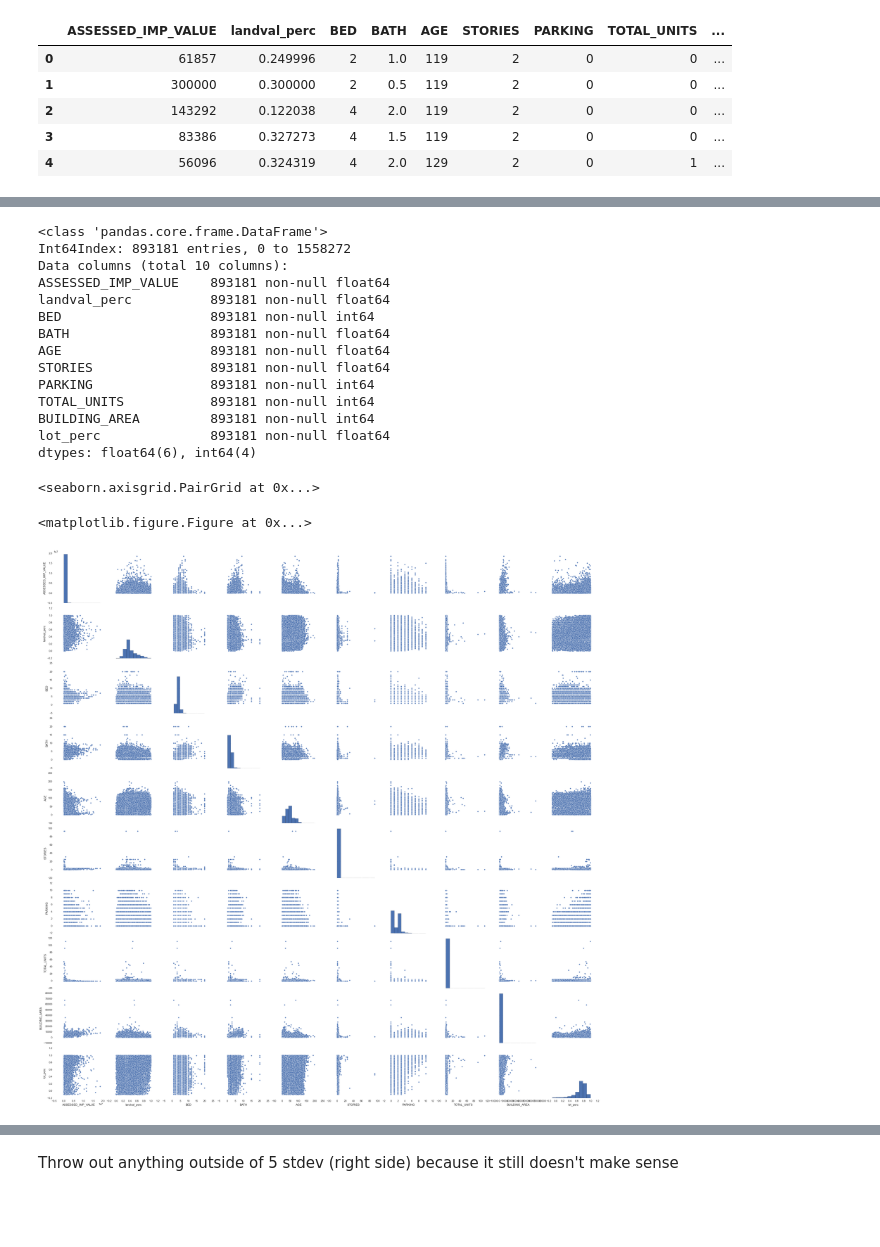
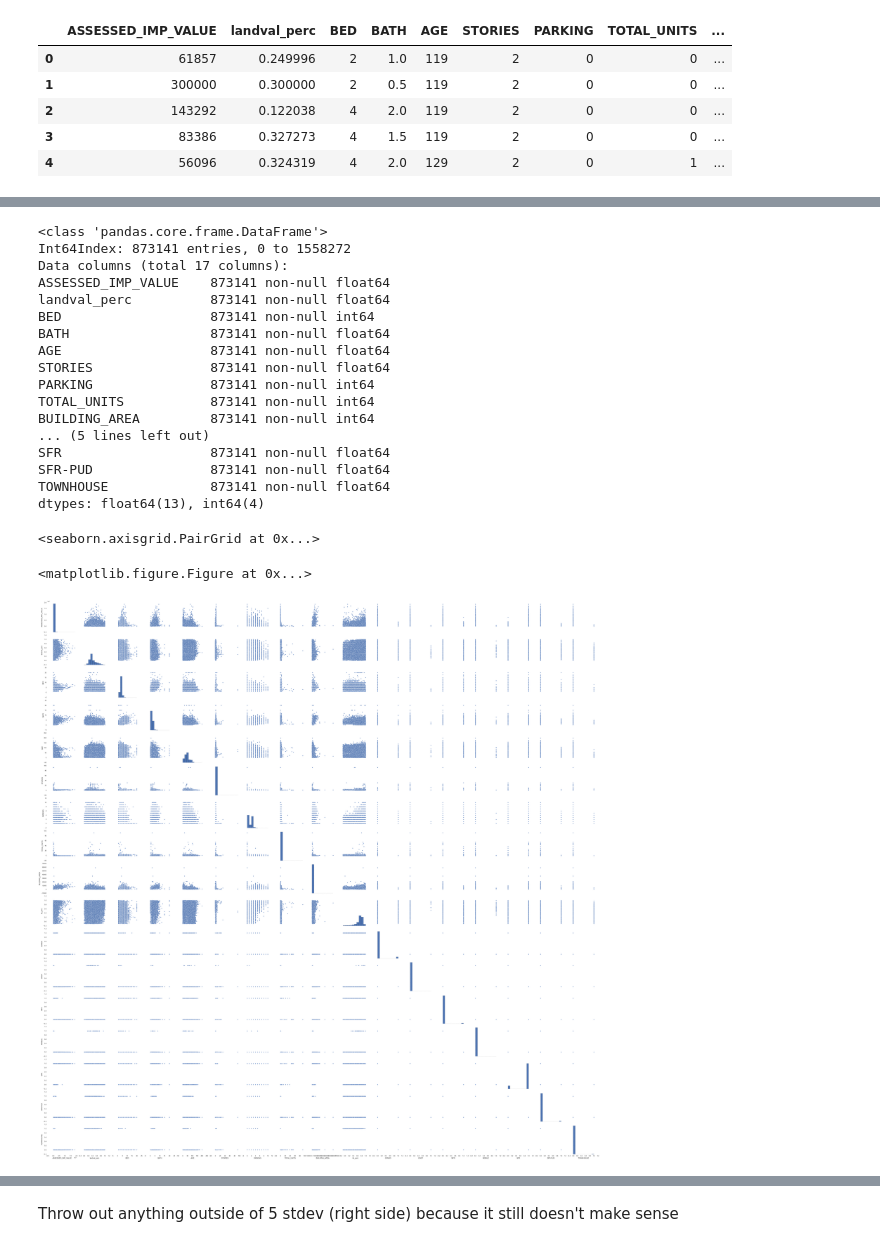
Before and after one commit to selwyth/featurehoods, a Jupyter notebook: work_sql_interface.ipynb, the cells around one changed output, grey strips where cells are left out. Saved outputs shown, nothing was run; the diff lists cells and outputs as text; code cells hidden in the pictures; blank space fills up the shorter version.

```diff
--- a/work_sql_interface.ipynb
+++ b/work_sql_interface.ipynb
@@ -659,27 +699,31 @@ basef2.lot_perc.hist()
 # %%
-X.info()
+X_dum.info()
 # %% [output]
 <class 'pandas.core.frame.DataFrame'>
-Int64Index: 893181 entries, 0 to 1558272
-Data columns (total 10 columns):
-ASSESSED_IMP_VALUE    893181 non-null float64
-landval_perc          893181 non-null float64
-BED                   893181 non-null int64
-BATH                  893181 non-null float64
-AGE                   893181 non-null float64
-STORIES               893181 non-null float64
-PARKING               893181 non-null int64
-TOTAL_UNITS           893181 non-null int64
-BUILDING_AREA         893181 non-null int64
-lot_perc              893181 non-null float64
-dtypes: float64(6), int64(4)
+Int64Index: 873141 entries, 0 to 1558272
+Data columns (total 17 columns):
+ASSESSED_IMP_VALUE    873141 non-null float64
+landval_perc          873141 non-null float64
+BED                   873141 non-null int64
+BATH                  873141 non-null float64
+AGE                   873141 non-null float64
+STORIES               873141 non-null float64
+PARKING               873141 non-null int64
+TOTAL_UNITS           873141 non-null int64
+BUILDING_AREA         873141 non-null int64
+... (5 lines left out)
+SFR                   873141 non-null float64
+SFR-PUD               873141 non-null float64
+TOWNHOUSE             873141 non-null float64
+dtypes: float64(13), int64(4)
-# %%
-plt.figure(figsize=(18,18))
-sns.pairplot(X)
-# %% [output]
-<seaborn.axisgrid.PairGrid at 0x...>
-<matplotlib.figure.Figure at 0x...>
-[figure, removed]
+# %%
+# takes a long time to run!!
+plt.figure(figsize=(12,12))
+sns.pairplot(X_dum)
+# %% [output]
+<seaborn.axisgrid.PairGrid at 0x...>
+<matplotlib.figure.Figure at 0x...>
+[figure, added]
 # %%
 fig = plt.figure(figsize=(16,8))
 
```
Also changed, not shown: parts of 29 cells of this notebook.
